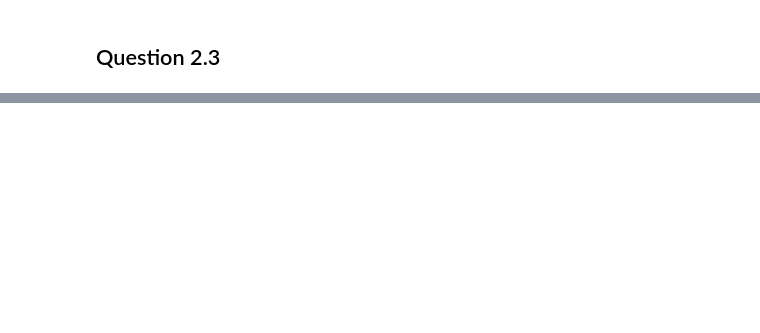
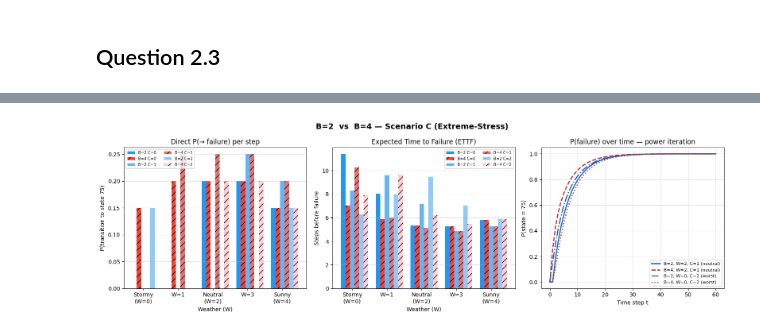
Before and after one commit to FranciscoRedondo29/PADI, a Jupyter notebook: lab1/lab1_v2.ipynb, the cells around one changed output, grey strips where cells are left out. Cells and saved outputs as stored; diff of their text form; code cells hidden in the pictures; blank space fills up the shorter version.

```diff
--- a/lab1/lab1_v2.ipynb
+++ b/lab1/lab1_v2.ipynb
@@ -263,0 +307,84 @@ Stationary π  sum=1.000000  top-3 states: [75, 74, 73]  π(failure)=1.000000
+# %%
+# ── Setup ────────────────────────────────────────────────────────────────────
+P_C = build_matrix(scenario=2)
+
+Q     = P_C[:75, :75]
+ettf  = np.linalg.inv(np.eye(75) - Q).sum(axis=1)   # ETTF per state
+
+W_labels = ['Stormy\n(W=0)', 'W=1', 'Neutral\n(W=2)', 'W=3', 'Sunny\n(W=4)']
+x = np.arange(5)
+width = 0.13
+
+fig, axes = plt.subplots(1, 3, figsize=(16, 5))
+fig.suptitle('B=2  vs  B=4 — Scenario C (Extreme-Stress)', fontsize=14, fontweight='bold')
+
+colors_B2 = ['#2196F3', '#64B5F6', '#90CAF9']   # blues for B=2
+colors_B4 = ['#F44336', '#E57373', '#FFCDD2']   # reds  for B=4
+
+# ── Chart 1: direct P(→ failure) per (W, C) ─────────────────────────────────
+ax = axes[0]
+for ci, c in enumerate(range(3)):
+    p_B2 = [P_C[2*15 + w*3 + c, 75] for w in range(5)]
+    p_B4 = [P_C[4*15 + w*3 + c, 75] for w in range(5)]
+    offset = (ci - 1) * 2 * width
+    ax.bar(x + offset,         p_B2, width, label=f'B=2 C={c}', color=colors_B2[ci])
+    ax.bar(x + offset + width, p_B4, width, label=f'B=4 C={c}', color=colors_B4[ci], hatch='//')
+ax.set_title('Direct P(→ failure) per step')
+ax.set_xlabel('Weather (W)')
+ax.set_ylabel('P(transition to state 75)')
+ax.set_xticks(x); ax.set_xticklabels(W_labels)
+ax.legend(fontsize=7, ncol=2); ax.grid(axis='y', alpha=0.4)
+
+# ── Chart 2: ETTF per (W, C) ─────────────────────────────────────────────────
+ax = axes[1]
+for ci, c in enumerate(range(3)):
+    e_B2 = [ettf[2*15 + w*3 + c] for w in range(5)]
+    e_B4 = [ettf[4*15 + w*3 + c] for w in range(5)]
+    offset = (ci - 1) * 2 * width
+    ax.bar(x + offset,         e_B2, width, label=f'B=2 C={c}', color=colors_B2[ci])
+    ax.bar(x + offset + width, e_B4, width, label=f'B=4 C={c}', color=colors_B4[ci], hatch='//')
+ax.set_title('Expected Time to Failure (ETTF)')
+ax.set_xlabel('Weather (W)')
+ax.set_ylabel('Steps before failure')
+ax.set_xticks(x); ax.set_xticklabels(W_labels)
+ax.legend(fontsize=7, ncol=2); ax.grid(axis='y', alpha=0.4)
+
+# ── Chart 3: P(in failure) over time — power iteration ───────────────────────
+ax = axes[2]
+Ns = 60
+time_steps = np.arange(Ns + 1)
+
+start_states = {
+    'B=2, W=2, C=1 (neutral)': 2*15 + 2*3 + 1,
+    'B=4, W=2, C=1 (neutral)': 4*15 + 2*3 + 1,
+    'B=2, W=0, C=2 (worst)':   2*15 + 0*3 + 2,
+    'B=4, W=0, C=2 (worst)':   4*15 + 0*3 + 2,
+}
+line_styles = ['-', '--', '-.', ':']
+line_colors = ['#1565C0', '#C62828', '#1565C0', '#C62828']
+
+for (label, s), ls, col in zip(start_states.items(), line_styles, line_colors):
+    mu = np.zeros(76); mu[s] = 1.0
+    p_fail = [mu[75]]
+    for _ in range(Ns):
+        mu = mu @ P_C
+        p_fail.append(mu[75])
+    ax.plot(time_steps, p_fail, ls=ls, color=col, linewidth=2, label=label)
+
+ax.set_title('P(failure) over time — power iteration')
+ax.set_xlabel('Time step t')
+ax.set_ylabel('P(state = 75)')
+ax.legend(fontsize=8); ax.grid(alpha=0.4)
+
+plt.tight_layout()
+plt.show()
+
+# ── Print ETTF summary ────────────────────────────────────────────────────────
+print("ETTF summary  (W=2, C=1  —  neutral conditions)")
+print(f"  B=2 : {ettf[2*15 + 2*3 + 1]:.2f} steps")
+print(f"  B=4 : {ettf[4*15 + 2*3 + 1]:.2f} steps")
+print(f"\nAverage ETTF across all (W,C):")
+print(f"  B=2 : {np.mean([ettf[2*15 + w*3 + c] for w in range(5) for c in range(3)]):.2f} steps")
+print(f"  B=4 : {np.mean([ettf[4*15 + w*3 + c] for w in range(5) for c in range(3)]):.2f} steps")
+# %% [output]
+[figure, added]
```
Also changed, not shown: parts of 8 cells of this notebook.
